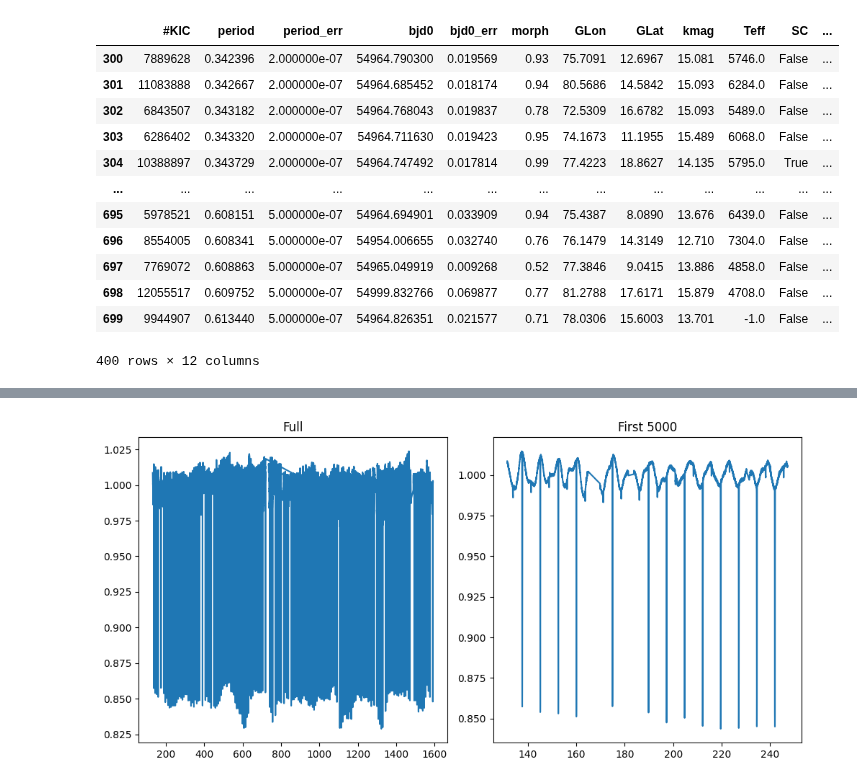
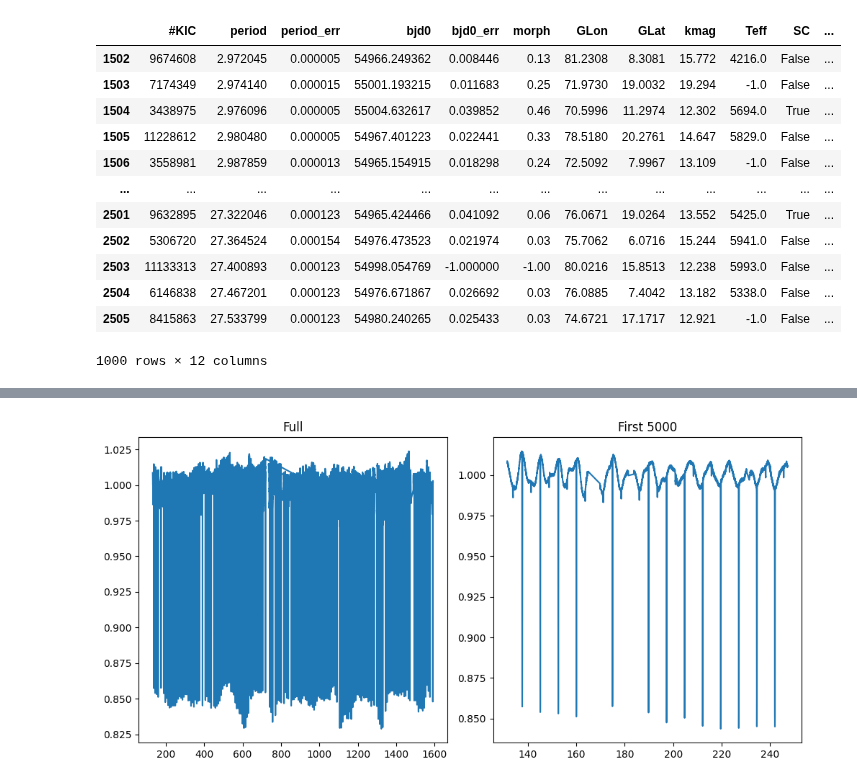
Before and after one commit to sfremy/astro_tools, a Jupyter notebook: prefold_automated.ipynb, the cells around one changed output, grey strips where cells are left out. Saved outputs shown, nothing was run; the diff lists cells and outputs as text; code cells hidden in the pictures.

```diff
--- a/prefold_automated.ipynb
+++ b/prefold_automated.ipynb
@@ -1,25 +1,25 @@
 # %%
 import matplotlib.pyplot as plt
 import numpy as np
 import pandas as pd
 import lightkurve as lk
 
 import torch
 
 eb_df = pd.read_csv('keplerebs.villanova.edu', skiprows=7).drop_duplicates(subset=['#KIC'])
-eb_df[300:700]
+eb_df[1500:2500]
 # %% [output]
 |  | #KIC | period | period_err | bjd0 | bjd0_err | morph | GLon | GLat | kmag | Teff | SC | ... |
-| 300 | 7889628 | 0.342396 | 2.000000e-07 | 54964.790300 | 0.019569 | 0.93 | 75.7091 | 12.6967 | 15.081 | 5746.0 | False | ... |
-| 301 | 11083888 | 0.342667 | 2.000000e-07 | 54964.685452 | 0.018174 | 0.94 | 80.5686 | 14.5842 | 15.093 | 6284.0 | False | ... |
-| 302 | 6843507 | 0.343182 | 2.000000e-07 | 54964.768043 | 0.019837 | 0.78 | 72.5309 | 16.6782 | 15.093 | 5489.0 | False | ... |
-| 303 | 6286402 | 0.343320 | 2.000000e-07 | 54964.711630 | 0.019423 | 0.95 | 74.1673 | 11.1955 | 15.489 | 6068.0 | False | ... |
-| 304 | 10388897 | 0.343729 | 2.000000e-07 | 54964.747492 | 0.017814 | 0.99 | 77.4223 | 18.8627 | 14.135 | 5795.0 | True | ... |
+| 1502 | 9674608 | 2.972045 | 0.000005 | 54966.249362 | 0.008446 | 0.13 | 81.2308 | 8.3081 | 15.772 | 4216.0 | False | ... |
+| 1503 | 7174349 | 2.974140 | 0.000015 | 55001.193215 | 0.011683 | 0.25 | 71.9730 | 19.0032 | 19.294 | -1.0 | False | ... |
+| 1504 | 3438975 | 2.976096 | 0.000005 | 55004.632617 | 0.039852 | 0.46 | 70.5996 | 11.2974 | 12.302 | 5694.0 | True | ... |
+| 1505 | 11228612 | 2.980480 | 0.000005 | 54967.401223 | 0.022441 | 0.33 | 78.5180 | 20.2761 | 14.647 | 5829.0 | False | ... |
+| 1506 | 3558981 | 2.987859 | 0.000013 | 54965.154915 | 0.018298 | 0.24 | 72.5092 | 7.9967 | 13.109 | -1.0 | False | ... |
 | ... | ... | ... | ... | ... | ... | ... | ... | ... | ... | ... | ... | ... |
-| 695 | 5978521 | 0.608151 | 5.000000e-07 | 54964.694901 | 0.033909 | 0.94 | 75.4387 | 8.0890 | 13.676 | 6439.0 | False | ... |
-| 696 | 8554005 | 0.608341 | 5.000000e-07 | 54954.006655 | 0.032740 | 0.76 | 76.1479 | 14.3149 | 12.710 | 7304.0 | False | ... |
-| 697 | 7769072 | 0.608863 | 5.000000e-07 | 54965.049919 | 0.009268 | 0.52 | 77.3846 | 9.0415 | 13.886 | 4858.0 | False | ... |
-| 698 | 12055517 | 0.609752 | 5.000000e-07 | 54999.832766 | 0.069877 | 0.77 | 81.2788 | 17.6171 | 15.879 | 4708.0 | False | ... |
-| 699 | 9944907 | 0.613440 | 5.000000e-07 | 54964.826351 | 0.021577 | 0.71 | 78.0306 | 15.6003 | 13.701 | -1.0 | False | ... |
+| 2501 | 9632895 | 27.322046 | 0.000123 | 54965.424466 | 0.041092 | 0.06 | 76.0671 | 19.0264 | 13.552 | 5425.0 | True | ... |
+| 2502 | 5306720 | 27.364524 | 0.000154 | 54976.473523 | 0.021974 | 0.03 | 75.7062 | 6.0716 | 15.244 | 5941.0 | False | ... |
+| 2503 | 11133313 | 27.400893 | 0.000123 | 54998.054769 | -1.000000 | -1.00 | 80.0216 | 15.8513 | 12.238 | 5993.0 | False | ... |
+| 2504 | 6146838 | 27.467201 | 0.000123 | 54976.671867 | 0.026692 | 0.03 | 76.0885 | 7.4042 | 13.182 | 5338.0 | False | ... |
+| 2505 | 8415863 | 27.533799 | 0.000123 | 54980.240265 | 0.025433 | 0.03 | 74.6721 | 17.1717 | 12.921 | -1.0 | False | ... |
-400 rows × 12 columns
+1000 rows × 12 columns
 # %%
```
Also changed, not shown: parts of 12 cells of this notebook.
